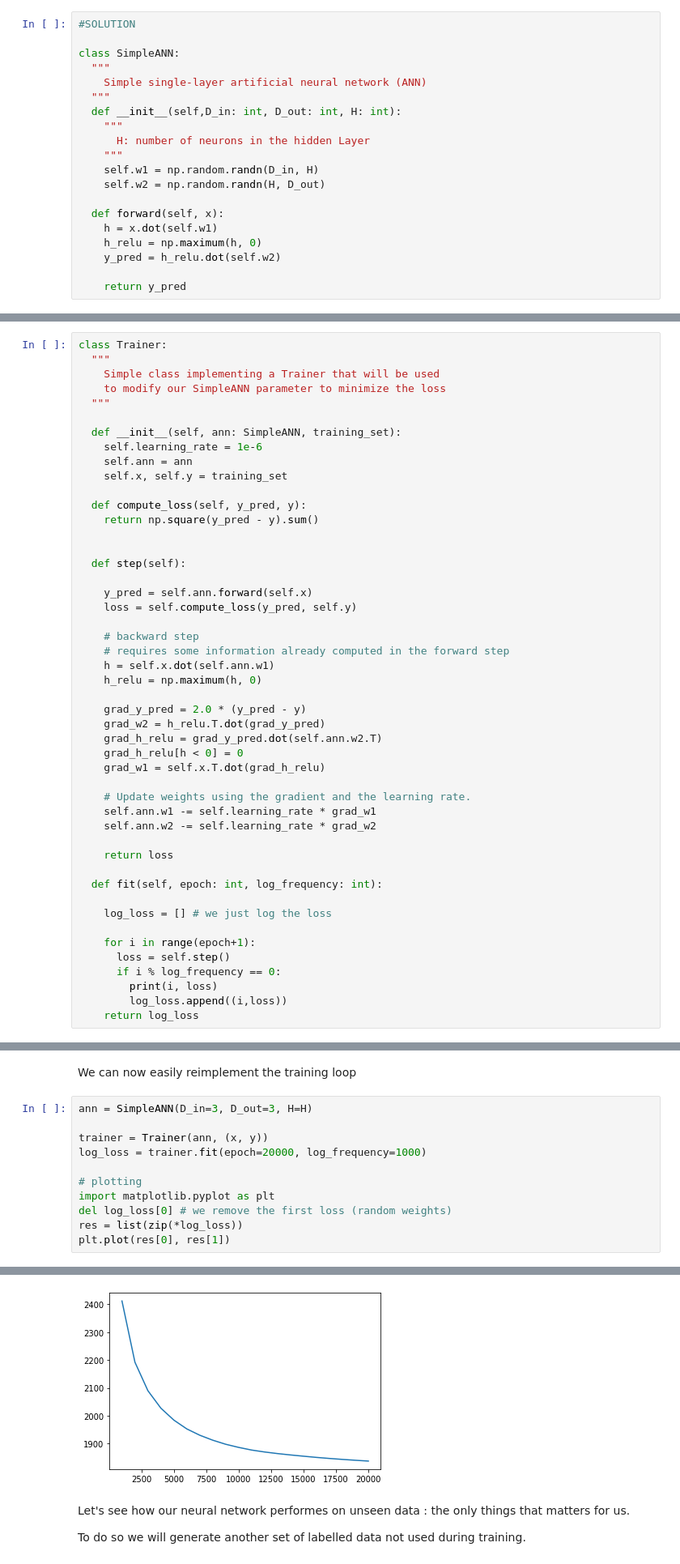
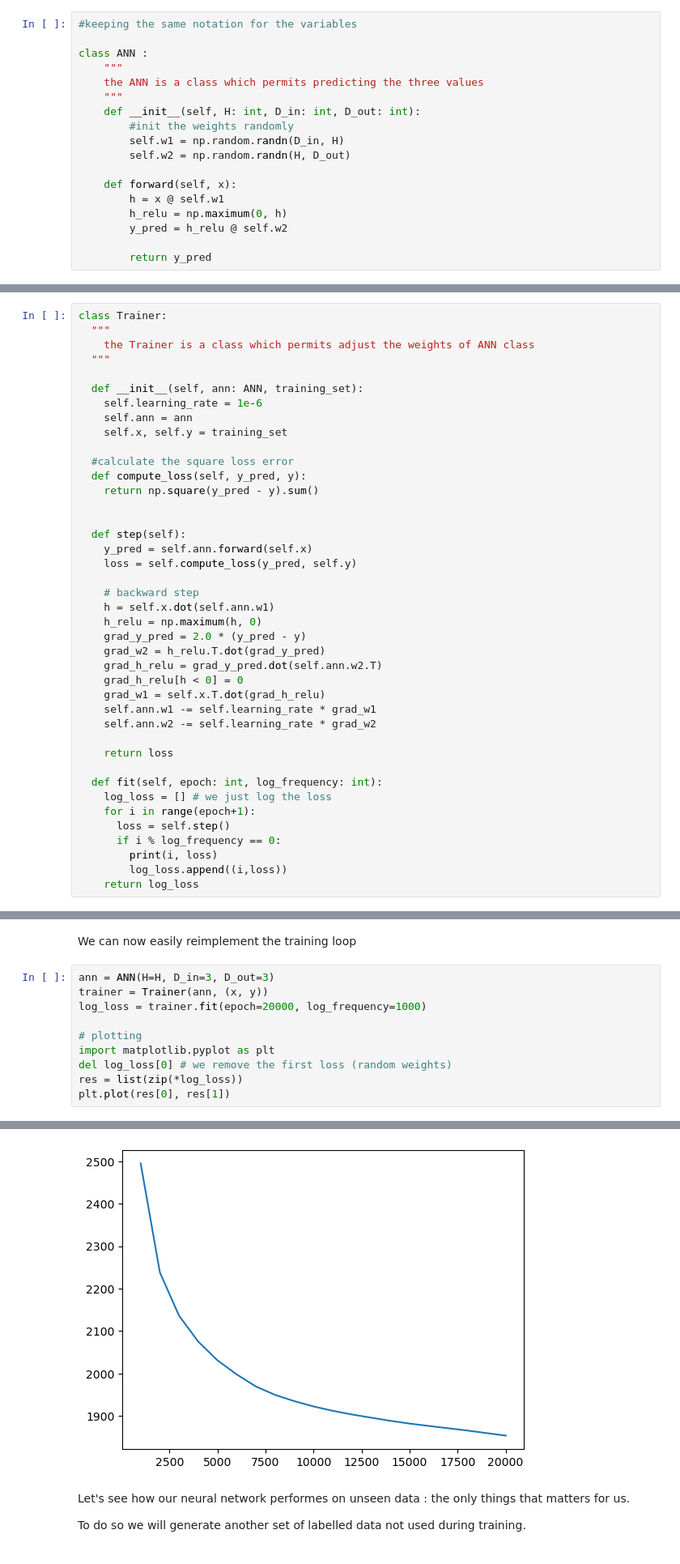
Before and after one commit to LucasTexier/TP_Advanced_Learning, a Jupyter notebook: TP-N°0/My_first_Neural_Network_in_Numpy.ipynb, the cells around one changed output, grey strips where cells are left out. Shown at 81% size. Cells and saved outputs as stored; diff of their text form.

```diff
--- a/TP-N°0/My_first_Neural_Network_in_Numpy.ipynb
+++ b/TP-N°0/My_first_Neural_Network_in_Numpy.ipynb
@@ -326,69 +326,60 @@ Several approaches could have been chosen (and a lot of choices could be discuss
 >
 > Define a `forward` method in which you'll implement the forward pass (the method returns the prediction).
 # %%
-#SOLUTION
+#keeping the same notation for the variables
 
-class SimpleANN:
-  """
-    Simple single-layer artificial neural network (ANN)
-  """
-  def __init__(self,D_in: int, D_out: int, H: int):
+class ANN :
     """
-      H: number of neurons in the hidden Layer
+    the ANN is a class which permits predicting the three values
     """
-    self.w1 = np.random.randn(D_in, H)
-    self.w2 = np.random.randn(H, D_out)
+    def __init__(self, H: int, D_in: int, D_out: int):
+        #init the weights randomly
+        self.w1 = np.random.randn(D_in, H)
+        self.w2 = np.random.randn(H, D_out)
 
-  def forward(self, x):
-    h = x.dot(self.w1)
-    h_relu = np.maximum(h, 0)
-    y_pred = h_relu.dot(self.w2)
+    def forward(self, x):
+        h = x @ self.w1
+        h_relu = np.maximum(0, h)
+        y_pred = h_relu @ self.w2
 
-    return y_pred
+        return y_pred
 # %% [markdown]
 ### Trainer implementation
 # %%
 class Trainer:
   """
-    Simple class implementing a Trainer that will be used
-    to modify our SimpleANN parameter to minimize the loss
+    the Trainer is a class which permits adjust the weights of ANN class
   """
 
-  def __init__(self, ann: SimpleANN, training_set):
+  def __init__(self, ann: ANN, training_set):
     self.learning_rate = 1e-6
     self.ann = ann
     self.x, self.y = training_set
 
+  #calculate the square loss error
   def compute_loss(self, y_pred, y):
     return np.square(y_pred - y).sum()
 
 
   def step(self):
-
     y_pred = self.ann.forward(self.x)
     loss = self.compute_loss(y_pred, self.y)
 
     # backward step
-    # requires some information already computed in the forward step
     h = self.x.dot(self.ann.w1)
     h_relu = np.maximum(h, 0)
-
     grad_y_pred = 2.0 * (y_pred - y)
     grad_w2 = h_relu.T.dot(grad_y_pred)
     grad_h_relu = grad_y_pred.dot(self.ann.w2.T)
     grad_h_relu[h < 0] = 0
     grad_w1 = self.x.T.dot(grad_h_relu)
-
-    # Update weights using the gradient and the learning rate.
     self.ann.w1 -= self.learning_rate * grad_w1
     self.ann.w2 -= self.learning_rate * grad_w2
 
     return loss
 
   def fit(self, epoch: int, log_frequency: int):
-
     log_loss = [] # we just log the loss
-
     for i in range(epoch+1):
       loss = self.step()
       if i % log_frequency == 0:
@@ -400,8 +391,7 @@ class Trainer:
 # %% [markdown]
 We can now easily reimplement the training loop
 # %%
-ann = SimpleANN(D_in=3, D_out=3, H=H)
-
+ann = ANN(H=H, D_in=3, D_out=3)
 trainer = Trainer(ann, (x, y))
 log_loss = trainer.fit(epoch=20000, log_frequency=1000)
 
@@ -431,5 +421,5 @@ plt.plot(res[0], res[1])
 [<matplotlib.lines.Line2D at 0x...>]
-[figure, old version]
+[figure, new version]
 # %% [markdown]
 Let's see how our neural network performes on unseen data : the only things that matters for us.
 
```
Also changed, not shown: parts of 9 cells of this notebook.
